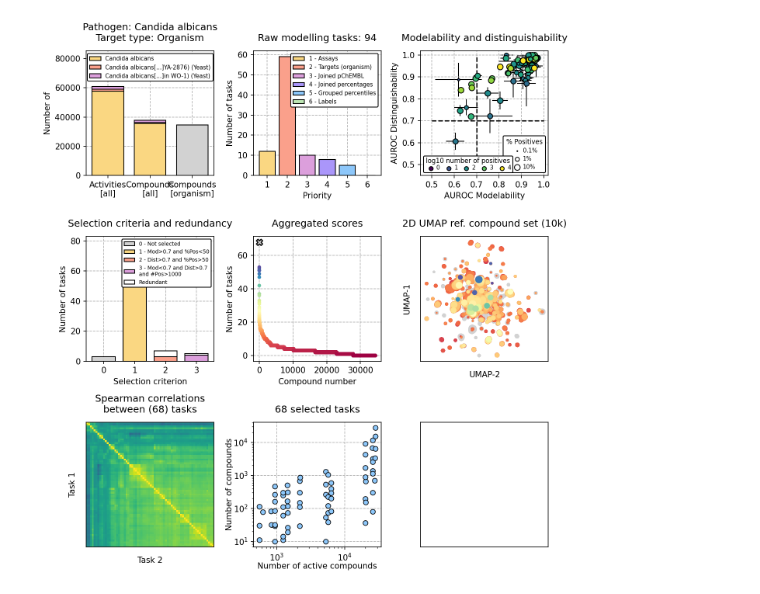
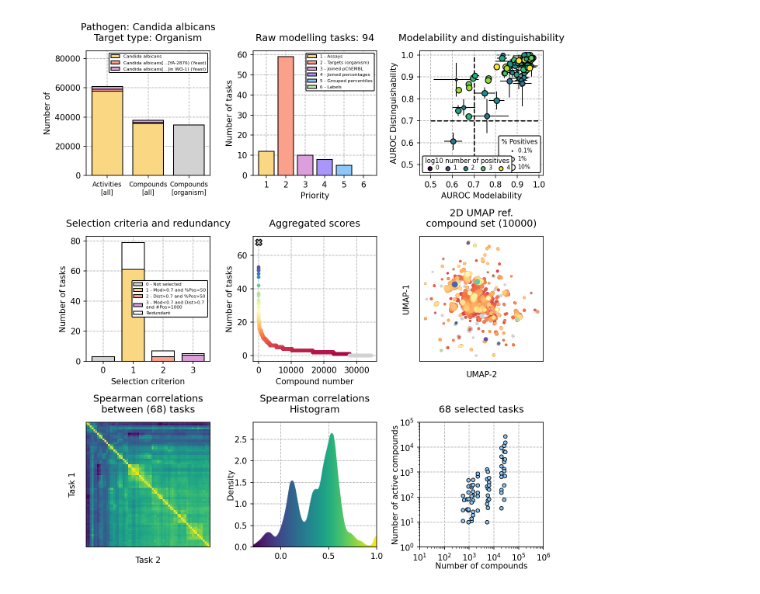
Before and after one commit to ersilia-os/chembl-antimicrobial-tasks, a Jupyter notebook: notebooks/diagnosis.ipynb, the cells around one changed output. Saved outputs shown, nothing was run; the diff lists cells and outputs as text; code cells hidden in the pictures.

Commit message:
calbicans protein and notebook update II

```diff
--- a/notebooks/diagnosis.ipynb
+++ b/notebooks/diagnosis.ipynb
@@ -68,7 +71,10 @@ unique_compounds_SP_F = set(cleaned_data[(cleaned_data['target_type'] == 'SINGLE
 del cleaned_data
 
 # Raw tasks
-raw_tasks = pd.read_csv(os.path.join(PATH_TO_OUTPUT, f'013a_raw_tasks_MOD_summary.csv'), low_memory=False)
+if target == 'organism':
+    raw_tasks = pd.read_csv(os.path.join(PATH_TO_OUTPUT, f'013a_raw_tasks_MOD_summary.csv'), low_memory=False)
+else:
+    raw_tasks = pd.read_csv(os.path.join(PATH_TO_OUTPUT, f'013b_raw_tasks_MOD_summary.csv'), low_memory=False)
 priority_to_name = {"1": "Assays", "2": f"Targets ({target})", "3": "Joined pChEMBL", "4": "Joined percentages", "5": "Grouped percentiles", "6": "Labels"}
 names = [priority_to_name[i] for i in sorted(priority_to_name)]
 raw_tasks["priority"] = [priority_to_name[i.split("_")[0]] for i in raw_tasks['task_id']]
@@ -117,6 +123,12 @@ dendrogram = sch.dendrogram(linkage_matrix, no_plot=True)
 order = dendrogram['leaves']
 correlations_matrix_reordered = correlations_matrix[order, :][:, order]
 
+# Prepare correlation for plot
+correlations = correlations_matrix.flatten()
+kde = gaussian_kde(correlations, bw_method=0.1)
+x_vals_corr = np.linspace(min(correlations), 1.001, 500)
+y_vals_corr = kde(x_vals_corr)
+
 # UMAP for reference set
 X, inchikeys = load_fingerprints(PATH_TO_OUTPUT)
 ref_IK = pd.read_csv(os.path.join(PATH_TO_OUTPUT, "018_ref_set.csv"))['inchikey'].tolist()
@@ -128,3 +140,6 @@ idxs = [indices[ik] for ik in ref_IK]
 X = X[idxs]
 reducer = umap.UMAP(n_components=2, metric='jaccard', init='random', random_state=42)
 X_umap = reducer.fit_transform(X)
+
+# Load final results
+final_results = pd.read_csv(os.path.join(PATH_TO_OUTPUT, "017_selected_tasks_final.csv"))
@@ -156,7 +152,7 @@ c1, c2 = 0, 0
 ax[c1][c2].set_title("Pathogen: " + mapped_pathogen_name + "\nTarget type: " + target.capitalize(), pad=12)
 ax[c1][c2].grid(linestyle='--', zorder=-2)
 ax[c1][c2].set_xticks([i for i in range(3)])
-ax[c1][c2].set_xticklabels(['Activities\n[all]', 'Compounds\n[all]', f'Compounds\n[{target}]'])
+ax[c1][c2].set_xticklabels(['Activities\n[all]', 'Compounds\n[all]', f'Compounds\n[{target}]'], size=8)
 bottom_bio, bottom_comp = 0, 0
 for c,taxid in enumerate(sorted(tax_id_to_activity)):
     num_bio = len(tax_id_to_activity[taxid])
@@ -165,8 +161,12 @@ for c,taxid in enumerate(sorted(tax_id_to_activity)):
     ax[c1][c2].bar([1], num_comp, bottom=bottom_comp, color=ersilia_colors[c], zorder=2, ec='k', width=0.75)
     bottom_bio += num_bio
     bottom_comp += num_comp
-ax[c1][c2].bar([2], len(unique_compounds_ORG), color=ersilia_colors[-1], zorder=2, ec='k', width=0.75)
-ax[c1][c2].legend(loc='upper center', fontsize=7, framealpha=1, edgecolor='k')
+if target == 'organism':
+    ax[c1][c2].bar([2], len(unique_compounds_ORG), color=ersilia_colors[-1], zorder=2, ec='k', width=0.75)
+else:
+    ax[c1][c2].bar([2], len(unique_compounds_SP_B), color=ersilia_colors[-1], zorder=2, ec='k', width=0.75, label='Single Protein - Binding')
+    ax[c1][c2].bar([2], len(unique_compounds_SP_F), bottom=len(unique_compounds_SP_B), color="black", zorder=2, ec='k', width=0.75, label='Single Protein - Functional')
+ax[c1][c2].legend(loc='best', fontsize=5.5, framealpha=1, edgecolor='k')
 ax[c1][c2].set_ylim(0, bottom_bio * 1.4)
 ax[c1][c2].set_ylabel('Number of')
 
@@ -182,7 +182,7 @@ ax[c1][c2].set_ylabel("Number of tasks")
 labels = [str(c+1) + " - " + i for c,i in enumerate(names)]
 ax[c1][c2].bar([i for i in range(len(priority_to_name))], [counter_priorities[i] for i in names], ec='k', zorder=2,
                color=ersilia_colors[:len(priority_to_name)], label=labels)
-ax[c1][c2].legend(loc='upper right', fontsize=7, framealpha=1, edgecolor='k')
+ax[c1][c2].legend(loc='best', fontsize=5.5, framealpha=1, edgecolor='k')
 
 
 # Plot 3: Modelability vs Distinguishability
@@ -219,7 +219,7 @@ cmap = plt.get_cmap("viridis")
 color_vals = [0, 0.25, 0.5, 0.75, 0.99]
 color_labels = ["0", "1", "2", "3", "4"]
 color_handles = [plt.scatter([], [], s=25, color=cmap(v), ec='k') for v in color_vals]
-legend2 = ax[c1][c2].legend(color_handles, color_labels, title="log10 number of positives", loc="lower left", edgecolor='k', framealpha=1, ncols=5,  handletextpad=0, labelspacing=0.1, borderaxespad=0.5, borderpad=0.3, fontsize=7, title_fontsize=8, columnspacing=0.5)
+legend2 = ax[c1][c2].legend(color_handles, color_labels, title="log10 number of positives", loc="best", edgecolor='k', framealpha=1, ncols=5,  handletextpad=0, labelspacing=0.1, borderaxespad=0.5, borderpad=0.3, fontsize=7, title_fontsize=8, columnspacing=0.5)
 
 
 # Plot 4: Selection and redundancy
@@ -236,7 +236,7 @@ ax[c1][c2].bar(2, sel_2_top, bottom=sel_2_bottom, color="w", zorder=2, ec='k', w
 ax[c1][c2].bar(3, sel_3_bottom, bottom=0, color=ersilia_colors[2], zorder=2, ec='k', label="3 - Mod<0.7 and Dist>0.7\nand #Pos>1000", width=0.75)
 ax[c1][c2].bar(3, sel_3_top, bottom=sel_3_bottom, color="w", zorder=2, ec='k', width=0.75, label="Redundant")
 ax[c1][c2].set_ylabel("Number of tasks")
-ax[c1][c2].legend(loc='upper right', fontsize=6.5, framealpha=1, edgecolor='k')
+ax[c1][c2].legend(loc='best', fontsize=5.5, framealpha=1, edgecolor='k')
 ax[c1][c2].set_xlabel("Selection criterion")
 
 
@@ -246,64 +246,80 @@ ax[c1][c2].set_title(f"Aggregated scores", pad=12)
 ax[c1][c2].grid(linestyle='--', zorder=-2)
 ax[c1][c2].set_ylabel("Number of tasks")
 ax[c1][c2].set_xlabel("Compound number")
-ax[c1][c2].scatter(0, len(selected_tasks), s=60, ec='k', c=ersilia_colors[-1], zorder=2, marker='X', lw=1.3)
+ax[c1][c2].scatter(0, len(selected_tasks), s=60, ec='k', c=ersilia_colors[-1], zorder=3, marker='X', lw=1.3)
 cmap = plt.get_cmap('Spectral')
 max_ = np.max(agg_scores)
 x = np.arange(len(agg_scores))
 colors = cmap(agg_scores / max_)
+# If agg score is 0, color is gray
+colors = [i if j != 0 else [0.8235, 0.8235, 0.8235, 1] for i,j in zip(colors, agg_scores)]
 ax[c1][c2].scatter(x, agg_scores, s=20, lw=0, c=colors, zorder=2)
 
 # Plot 6: UMAP reference set
 c1, c2 = 1, 2
-ax[c1][c2].set_title(f"2D UMAP ref. compound set ({int(len(X_umap) / 1000)}k)", pad=12)
+ax[c1][c2].set_title(f"2D UMAP ref.\ncompound set ({len(X_umap)})", pad=12)
 ax[c1][c2].set_ylabel("UMAP-1", labelpad=12)
 ax[c1][c2].set_xlabel("UMAP-2", labelpad=12)
 ax[c1][c2].set_yticks([])
 ax[c1][c2].set_xticks([])
 ind_back = np.where(np.array(num_tasks) == 0)[0]
-min_size, max_size = 2, 100
-density = calculate_density(X_umap[ind_back][:, 0], X_umap[ind_back][:, 1], bandwidth=0.1)
+ind_top = np.where(np.array(num_tasks) != 0)[0]
+min_size, max_size = 2, 50
+density = calculate_density(X_umap[ind_back][:, 0], X_umap[ind_back][:, 1], bandwidth=0.15)
 sizes = min_size + (density - min(density)) / (max(density) - min(density)) * (max_size - min_size)
 ax[c1][c2].scatter(X_umap[ind_back][:,0], X_umap[ind_back][:,1], c=ersilia_colors[-1], s=sizes)
-density = calculate_density(X_umap[~ind_back][:, 0], X_umap[~ind_back][:, 1], bandwidth=0.1)
+density = calculate_density(X_umap[ind_top][:, 0], X_umap[ind_top][:, 1], bandwidth=0.15)
 sizes = min_size + (density - min(density)) / (max(density) - min(density)) * (max_size - min_size)
 cmap = plt.get_cmap('Spectral')
-max_ = np.max(num_tasks)
-x = np.arange(len(num_tasks[:5000]))
-colors = cmap(num_tasks[:5000] / max_)
-ax[c1][c2].scatter(X_umap[~ind_back][:,0][::-1], X_umap[~ind_back][:,1][::-1], c=colors[::-1], s=sizes[::-1])
+max_ = np.max(np.array(num_tasks)[ind_top])
+colors = cmap(np.array(num_tasks)[ind_top] / max_)
+ax[c1][c2].scatter(X_umap[ind_top][::-1][:,0], X_umap[ind_top][::-1][:,1], c=colors[::-1], s=sizes[::-1])
 
 
 # Plot 7: Correlations
 c1, c2 = 2, 0
 ax[c1][c2].set_title(f"Spearman correlations\nbetween ({correlations_matrix_reordered.shape[0]}) tasks", pad=12)
 ax[c1][c2].set_ylabel("Task 1", labelpad=12)
 ax[c1][c2].set_xlabel("Task 2", labelpad=12)
 ax[c1][c2].set_yticks([])
 ax[c1][c2].set_xticks([])
-ax[c1][c2].imshow(correlations_matrix_reordered, cmap='viridis', vmin=-1, vmax=1)
+ax[c1][c2].imshow(correlations_matrix_reordered, cmap='viridis', vmin=min(correlations_matrix_reordered.flatten()), vmax=max(correlations_matrix_reordered.flatten()))
 ax[c1][c2].set_aspect('auto')
 
+# Plot 8: histogram of correlations
+c1, c2 = 2, 1
+cmap = plt.get_cmap("viridis")
+norm = Normalize(vmin=np.min(x_vals_corr), vmax=np.max(x_vals_corr))
+points = np.array([x_vals_corr, y_vals_corr]).T.reshape(-1, 1, 2)
+segments = np.concatenate([points[:-1], points[1:]], axis=1)
+lc = LineCollection(segments, cmap=cmap, norm=norm)
+lc.set_array(x_vals_corr)
+lc.set_linewidth(2)
+ax[c1][c2].add_collection(lc)
+ax[c1][c2].set_xlim(x_vals_corr.min(), x_vals_corr.max())
+ax[c1][c2].set_ylim(0, y_vals_corr.max() * 1.1)
+ax[c1][c2].grid(linestyle='--', zorder=-2)
+ax[c1][c2].set_ylabel("Density", labelpad=0)
+ax[c1][c2].set_title("Spearman correlations\nHistogram", pad=12)
+for i in range(len(x_vals_corr) - 1):
+    x0, x1 = x_vals_corr[i], x_vals_corr[i+1]
+    y0, y1 = y_vals_corr[i], y_vals_corr[i+1]
+    ax[c1][c2].fill_between([x0, x1], [y0, y1], color=cmap(norm((x0 + x1) / 2)), alpha=0.8, zorder=2)
 
-# Plot 7: Selected tasks
-c1, c2 = 2, 1
+
+# Plot 9: Selected tasks
+c1, c2 = 2, 2
 ax[c1][c2].set_title(f"{len(final_results)} selected tasks", pad=12)
-ax[c1][c2].set_ylabel("Number of compounds", labelpad=0)
-ax[c1][c2].set_xlabel("Number of active compounds", labelpad=0)
+ax[c1][c2].set_ylabel("Number of active compounds", labelpad=0)
+ax[c1][c2].set_xlabel("Number of compounds", labelpad=0)
 ax[c1][c2].grid(linestyle='--', zorder=-2)
-ax[c1][c2].scatter(final_results['num_samples_MOD'], final_results['num_pos_samples'], zorder=2, color=ersilia_colors[4], ec='k', lw=0.8)
+ax[c1][c2].scatter(final_results['num_samples_MOD'], final_results['num_pos_samples'], zorder=2, color=ersilia_colors[4], ec='k', lw=0.8, s=20)
 ax[c1][c2].set_yscale('log')
 ax[c1][c2].set_xscale('log')
-
-
-
-
-# Plot 7: Selected tasks
-c1, c2 = 2, 2
-ax[c1][c2].set_yticks([])
-ax[c1][c2].set_xticks([])
+ax[c1][c2].set_xticks([1e1, 1e2, 1e3, 1e4, 1e5, 1e6])
+ax[c1][c2].set_yticks([1e0, 1e1, 1e2, 1e3, 1e4, 1e5])
 
 plt.tight_layout()
 plt.show()
 # %% [output]
-[figure, old version]
+[figure, new version]
```
Also changed, not shown: parts of 4 cells of this notebook, 48 other files.
